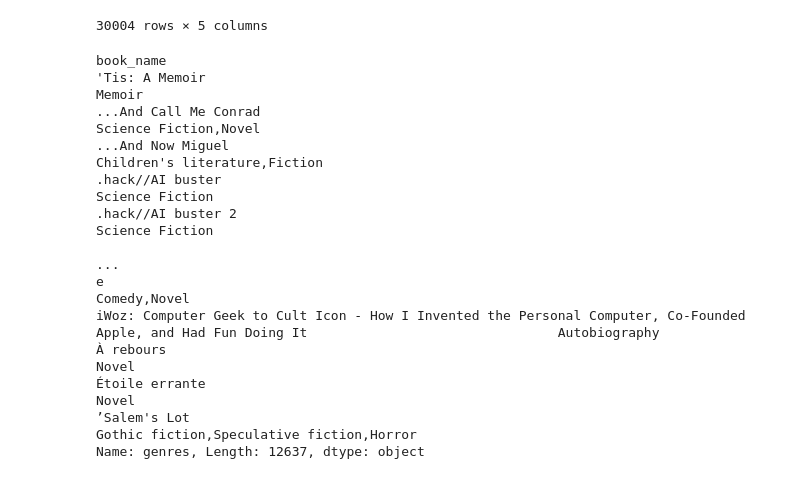
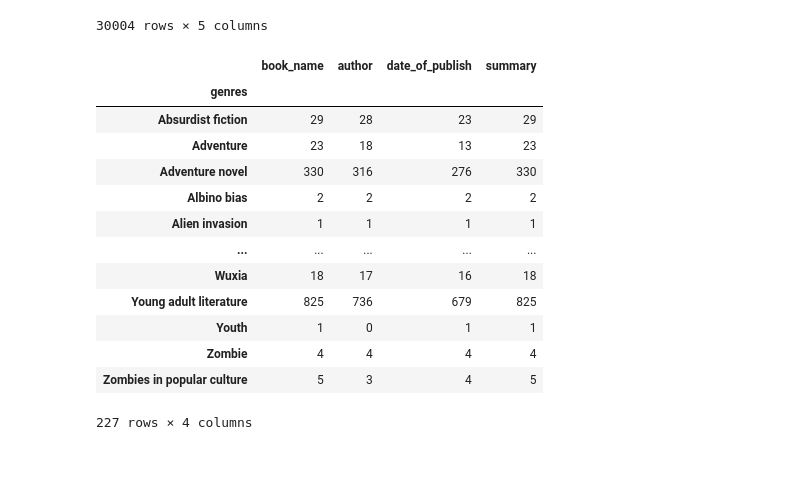
Before and after one commit to Lawrence4U/BookGenreDetector, a Jupyter notebook: src/bookGenre.ipynb, the cells around one changed output. Drawn from its saved outputs; the diff is of its cells as text; code cells hidden in the pictures.

```diff
--- a/src/bookGenre.ipynb
+++ b/src/bookGenre.ipynb
@@ -96,18 +101,19 @@ data2
 | 30003 | Poor Folk | Fyodor Dostoyevsky | 1846 | Speculative fiction | Makar Devushkin and Varvara Dobro... |
 30004 rows × 5 columns
 # %%
-data2.groupby("book_name").genres.agg(",".join)
+data2.groupby('genres').count()
 # %% [output]
+|  | book_name | author | date_of_publish | summary |
+| genres |  |  |  |  |
+| Absurdist fiction | 29 | 28 | 23 | 29 |
+| Adventure | 23 | 18 | 13 | 23 |
+| Adventure novel | 330 | 316 | 276 | 330 |
+| Albino bias | 2 | 2 | 2 | 2 |
+| Alien invasion | 1 | 1 | 1 | 1 |
+| ... | ... | ... | ... | ... |
+| Wuxia | 18 | 17 | 16 | 18 |
+| Young adult literature | 825 | 736 | 679 | 825 |
+| Youth | 1 | 0 | 1 | 1 |
+| Zombie | 4 | 4 | 4 | 4 |
+| Zombies in popular culture | 5 | 3 | 4 | 5 |
-book_name
-'Tis: A Memoir                                                                                                                                        Memoir
-...And Call Me Conrad                                                                                                                  Science Fiction,Novel
-...And Now Miguel                                                                                                              Children's literature,Fiction
-.hack//AI buster                                                                                                                             Science Fiction
-.hack//AI buster 2                                                                                                                           Science Fiction
-                                                                                                                                     ...
-e                                                                                                                                               Comedy,Novel
-iWoz: Computer Geek to Cult Icon - How I Invented the Personal Computer, Co-Founded Apple, and Had Fun Doing It                                Autobiography
-À rebours                                                                                                                                              Novel
-Étoile errante                                                                                                                                         Novel
-’Salem's Lot                                                                                                       Gothic fiction,Speculative fiction,Horror
-Name: genres, Length: 12637, dtype: object
+227 rows × 4 columns
```
Also changed, not shown: parts of 6 cells of this notebook, 1 other file.
